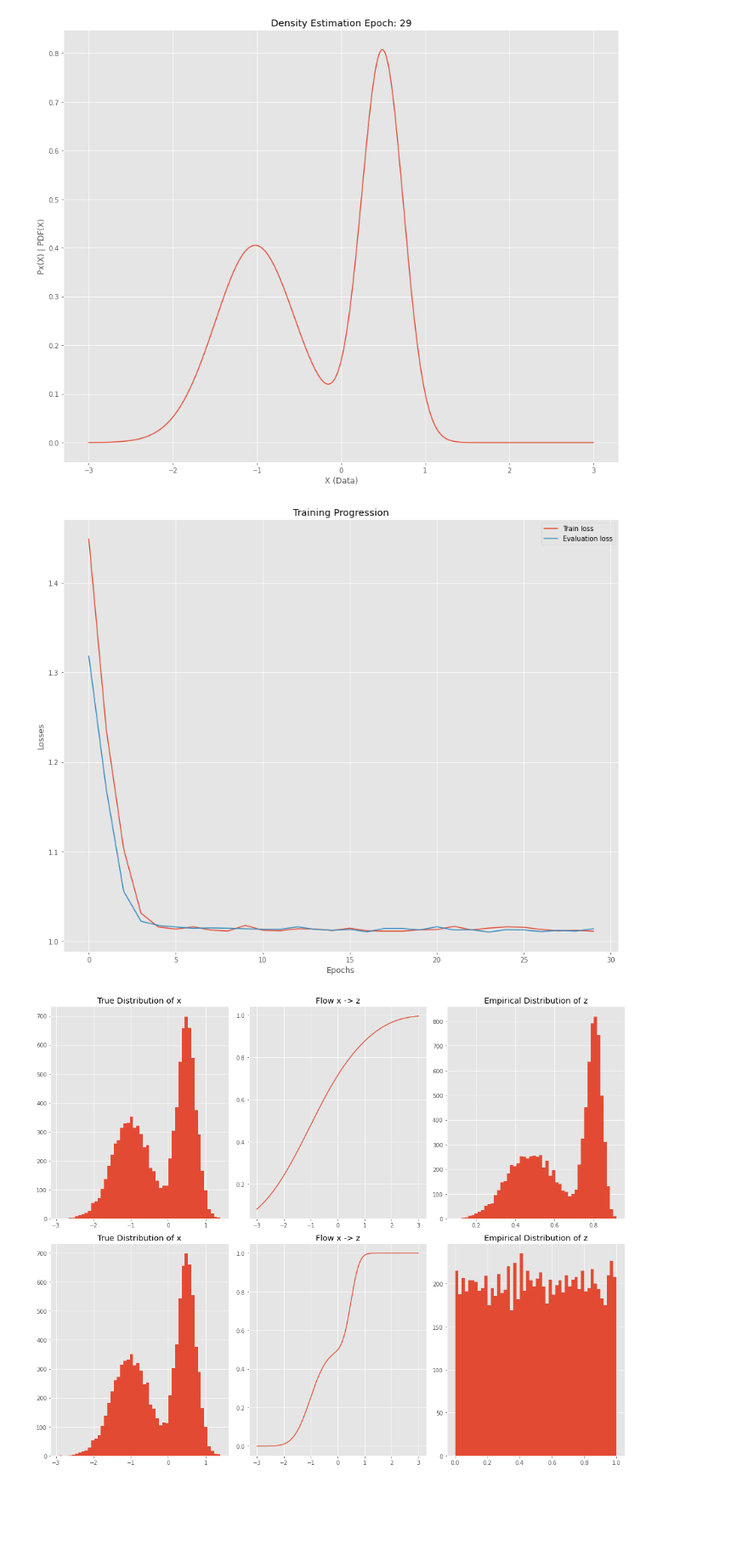
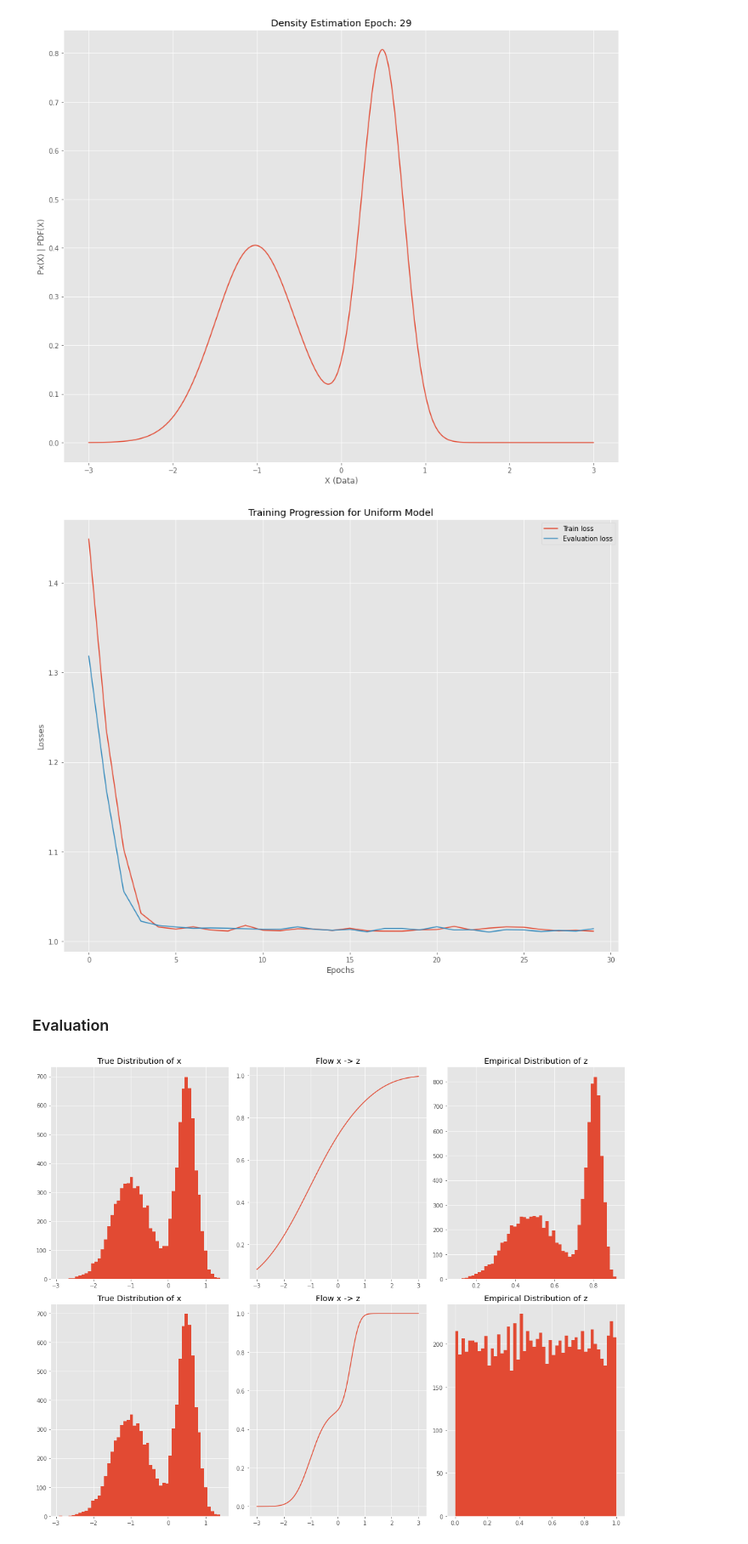
Before and after one commit to Kinyugo/Normalizing-Flows, a Jupyter notebook: mixture_models_flows/mixture_cdf_flow.ipynb, the cells around one changed output. Shown at 85% size. Cells and saved outputs as stored; diff of their text form; code cells hidden in the pictures; blank space fills up the shorter version.

```diff
--- a/mixture_models_flows/mixture_cdf_flow.ipynb
+++ b/mixture_models_flows/mixture_cdf_flow.ipynb
@@ -37,2 +37,2 @@ train_dataloader, test_dataloader = load_1d_flow_data(
 # %%
-model = MixtureCDFFlow(num_components=5)
+uniform_model = MixtureCDFFlow(num_components=5)
@@ -43,11 +41,11 @@ model = MixtureCDFFlow(num_components=5)
 # %%
 LEARNING_RATE = 5e-3
 
-optimizer = optim.Adam(model.parameters(), lr=LEARNING_RATE)
+optimizer = optim.Adam(uniform_model.parameters(), lr=LEARNING_RATE)
 # %%
 EPOCHS = 30
-model_copy = copy.deepcopy(model)
-train_losses, eval_losses = train(model,
+uniform_model_copy = copy.deepcopy(uniform_model)
+train_losses, eval_losses = train(uniform_model,
                                   train_dataloader,
                                   test_dataloader,
                                   optimizer,
@@ -57,9 +55,11 @@ train_losses, eval_losses = train(model,
 [figure]
 [figure]
 # %%
-_ = plot_losses(train_losses, eval_losses, 'Training Progression')
+_ = plot_losses(train_losses, eval_losses, 'Training Progression for Uniform Model')
 # %% [output]
-[figure, old version]
+[figure, new version]
+# %% [markdown]
+### Evaluation
 # %%
 
 _ = visualize_model_progression(train_dataloader,
```
Also changed, not shown: parts of 13 cells of this notebook, 6 other files.
